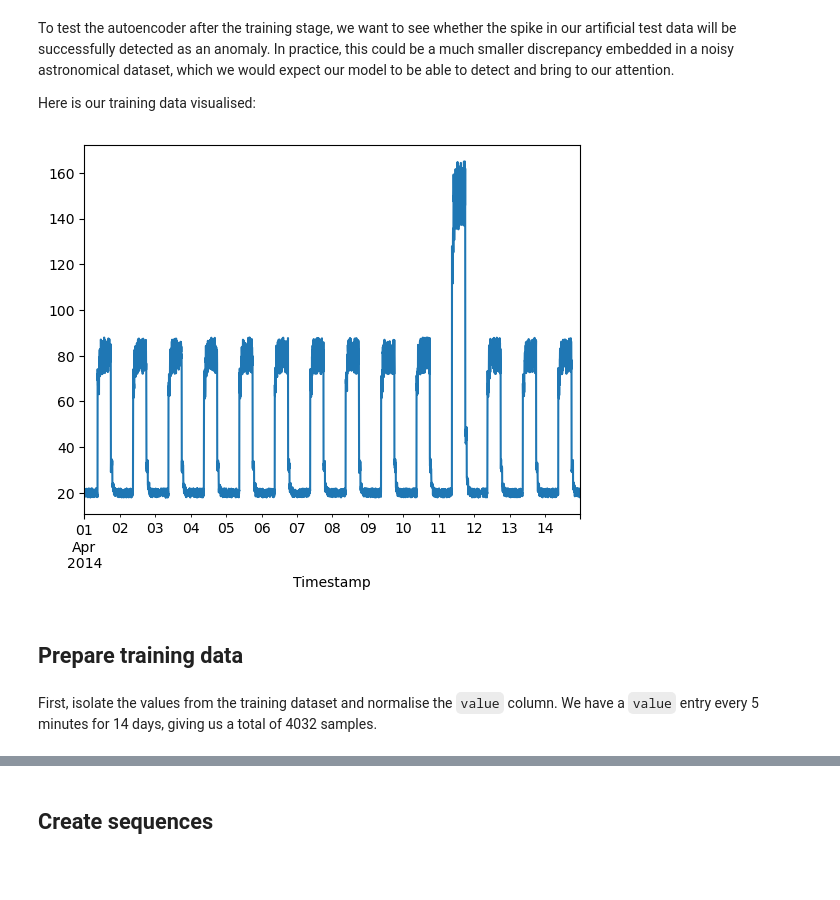
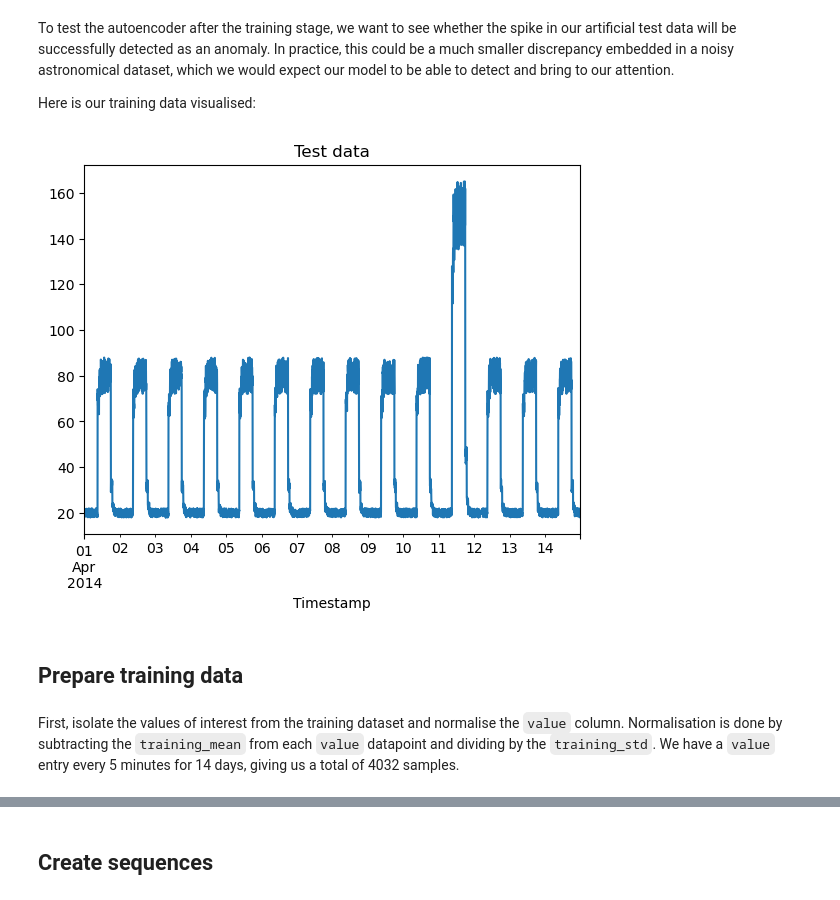
Before and after one commit to PhysData/course, a Jupyter notebook: docs/notebooks/data_visualisation.ipynb, the cells around one changed output, grey strips where cells are left out. Cells and saved outputs as stored; diff of their text form; code cells hidden in the pictures; blank space fills up the shorter version.

```diff
--- a/docs/notebooks/data_visualisation.ipynb
+++ b/docs/notebooks/data_visualisation.ipynb
@@ -90,14 +91,15 @@ Here is our training data visualised:
 # %%
 fig, ax = plt.subplots()
 df_daily_jumpsup.plot(legend=False, ax=ax)
 plt.xlabel("Timestamp")
+plt.title("Test data")
 plt.show()
 # %% [output]
-[figure, old version]
+[figure, new version]
 # %% [markdown]
 ## Prepare training data
 # %% [markdown]
-First, isolate the values from the training dataset and normalise the `value` column. We have a `value` entry every 5 minutes for 14 days, giving us a total of 4032 samples.
+First, isolate the values of interest from the training dataset and normalise the `value` column. Normalisation is done by subtracting the `training_mean` from each `value` datapoint and dividing by the `training_std`. We have a `value` entry every 5 minutes for 14 days, giving us a total of 4032 samples.
 # %%
 # Normalise and save the mean and standard deviation we get for normalising test data.
 training_mean = df_small_noise.mean()
```
Also changed, not shown: parts of 12 cells of this notebook.
